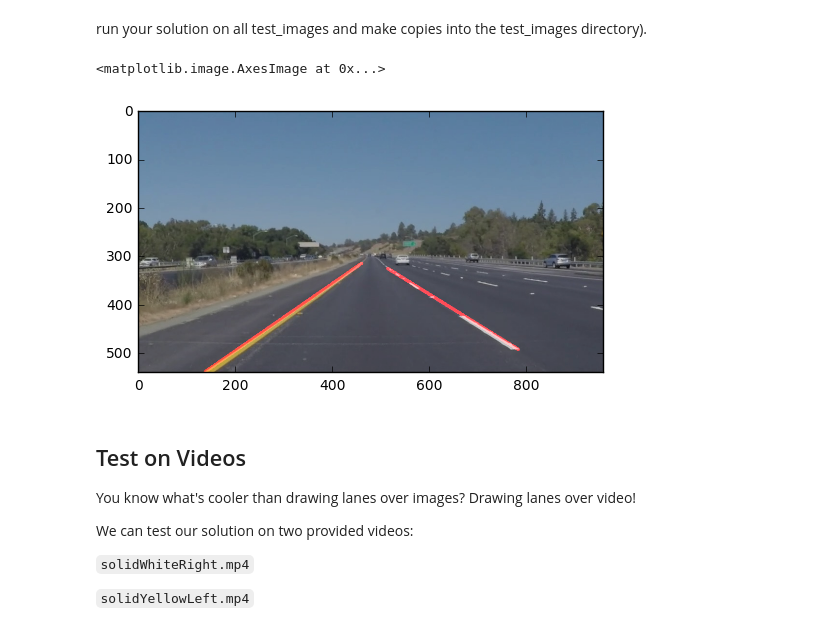
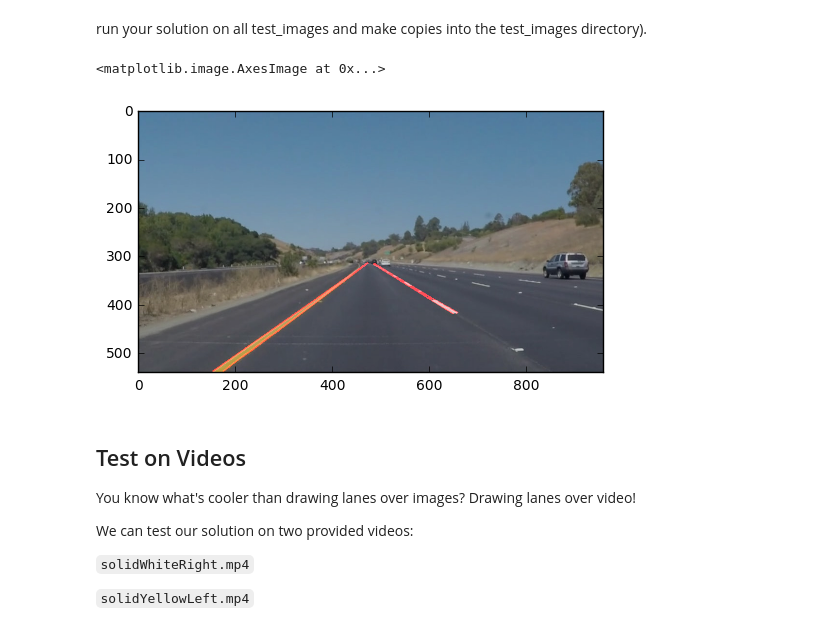
Before and after one commit to jhines2k7/CarND-LaneLines-P1, a Jupyter notebook: P1.ipynb, the cells around one changed output. Drawn from its saved outputs; the diff is of its cells as text; code cells hidden in the pictures.

Commit message:
Will attempt to extrapolate line segments from these settings

```diff
--- a/P1.ipynb
+++ b/P1.ipynb
@@ -248,35 +200,35 @@ os.listdir("test_images/")
 # %% [markdown]
 run your solution on all test_images and make copies into the test_images directory).
 # %%
-curve = mpimg.imread('test_images/solidYellowLeft.jpg')
+curve = mpimg.imread('test_images/solidYellowCurve.jpg')
 
 gray = grayscale(curve)
 kernel_size = 5
 blur_gray = gaussian_blur(gray, kernel_size)
 
 low_threshold = 100
 high_threshold = 140
 edges = canny(blur_gray, low_threshold, high_threshold)
 
 imshape = curve.shape
 vertices = np.array([[(0,imshape[0]),(450, 315), (490, 315), (imshape[1],imshape[0])]], dtype=np.int32)
 
 masked_edges = region_of_interest(edges, vertices)
 
-rho = 2 # distance resolution in pixels of the Hough grid
-theta = np.pi/180 # angular resolution in radians of the Hough grid
-threshold = 15     # minimum number of votes (intersections in Hough grid cell)
-min_line_length = 10 #minimum number of pixels making up a line
-max_line_gap = 30    # maximum gap in pixels between connectable line segments
+rho = 2
+theta = np.pi/180
+threshold = 80
+min_line_length = 10
+max_line_gap = 30
 
 lines = hough_lines(masked_edges, rho, theta, threshold, min_line_length, max_line_gap)
 
 lines_edges = weighted_img(lines, curve, α=0.8, β=1., λ=0.)
 
 plt.imshow(lines_edges)
 # %% [output]
 <matplotlib.image.AxesImage at 0x...>
-[figure, old version]
+[figure, new version]
 # %% [markdown]
 ## Test on Videos
 
```
Also changed, not shown: parts of 5 cells of this notebook.
